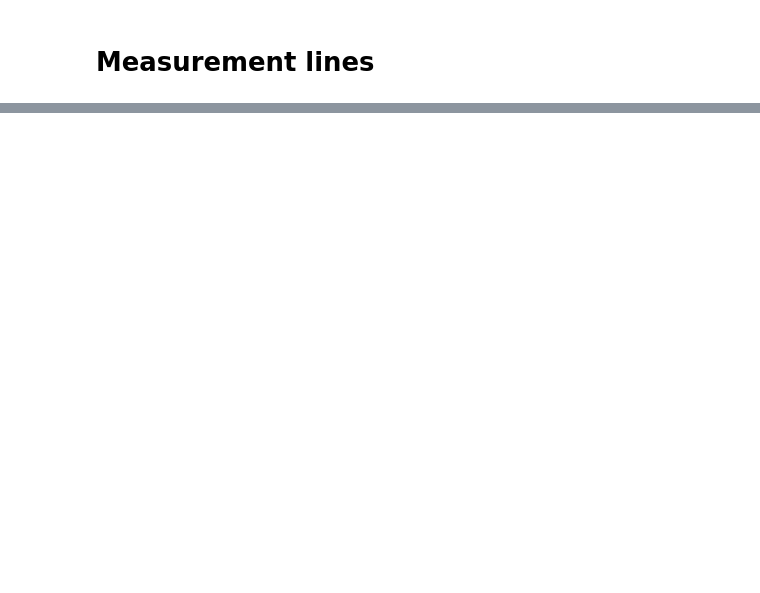
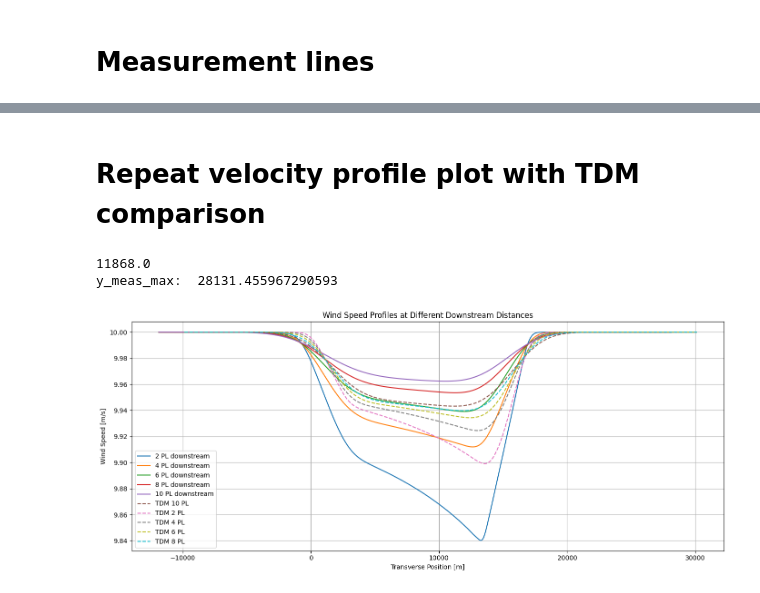
Before and after one commit to marcinsadowy/WTABL, a Jupyter notebook: ArbitraryLayouts/pywake_simple_comparison.ipynb, the cells around one changed output, grey strips where cells are left out. Saved outputs shown, nothing was run; the diff lists cells and outputs as text; code cells hidden in the pictures; blank space fills up the shorter version.

```diff
--- a/ArbitraryLayouts/pywake_simple_comparison.ipynb
+++ b/ArbitraryLayouts/pywake_simple_comparison.ipynb
@@ -159,0 +186,58 @@ plt.show()
+# %% [markdown]
+# Repeat velocity profile plot with TDM comparison
+# %%
+pl_downstream = [2, 4, 6, 8, 10]  # Downstream distances [Park lengths]
+m_downstream = [pl * 5660 for pl in pl_downstream] # * (max(x) - min(x)) for pl in pl_downstream]  # [m]
+
+w_meas = (40000 - int(np.ceil(max(y)))) / 2  # Extra measurement width on each side [m]
+
+y_range = np.linspace(min(y) - w_meas, max(y) + w_meas, int(np.ceil(max(y))) + (40000 - int(np.ceil(max(y)))))
+y_meas = np.tile(y_range[:, np.newaxis], (1, len(m_downstream)))  # Shape: (w_meas, len(m_downstream))
+
+ws_meas = np.zeros_like(y_meas)
+
+# Create a single plot
+fig, ax = plt.subplots(figsize=(14, 6))
+ax.set_xlabel('Transverse Position [m]')
+ax.set_ylabel('Wind Speed [m/s]')
+ax.set_title('Wind Speed Profiles at Different Downstream Distances')
+ax.grid(True)
+
+# Draw PyWake graphs
+for i, m in enumerate(m_downstream):
+    x_meas = np.full(y_meas.shape[0], max(x) + m)
+
+    ws_meas[:, i] = np.squeeze(
+        sim.flow_map(Points(
+            x=x_meas,
+            y=y_meas[:, i],
+            h=turbine.hub_height() * np.ones_like(y_meas[:, i])
+        )).WS_eff.values
+    )
+
+    ax.plot(y_meas[:, i], ws_meas[:, i], label=f'{pl_downstream[i]} PL downstream')
+
+# Draw TDM graphs
+for file in validation_files:
+    # Extract downstream distance from the file name
+    downstream_distance = int(file.split('PL')[0].split('RectangleRotated')[-1])
+
+    # Get the corresponding dataset
+    tdm_data = validation_datasets[file]
+
+    # Plot the TDM data as dashed lines
+    ax.plot(
+        y_range,
+        tdm_data.values.flatten(),
+        linestyle='--',
+        label=f'TDM {downstream_distance} PL'
+    )
+
+
+ax.legend()
+plt.tight_layout()
+plt.show()
+# %% [output]
+11868.0
+y_meas_max:  28131.455967290593
+[figure, added]
```
Also changed, not shown: parts of 5 cells of this notebook, 5 other files.
